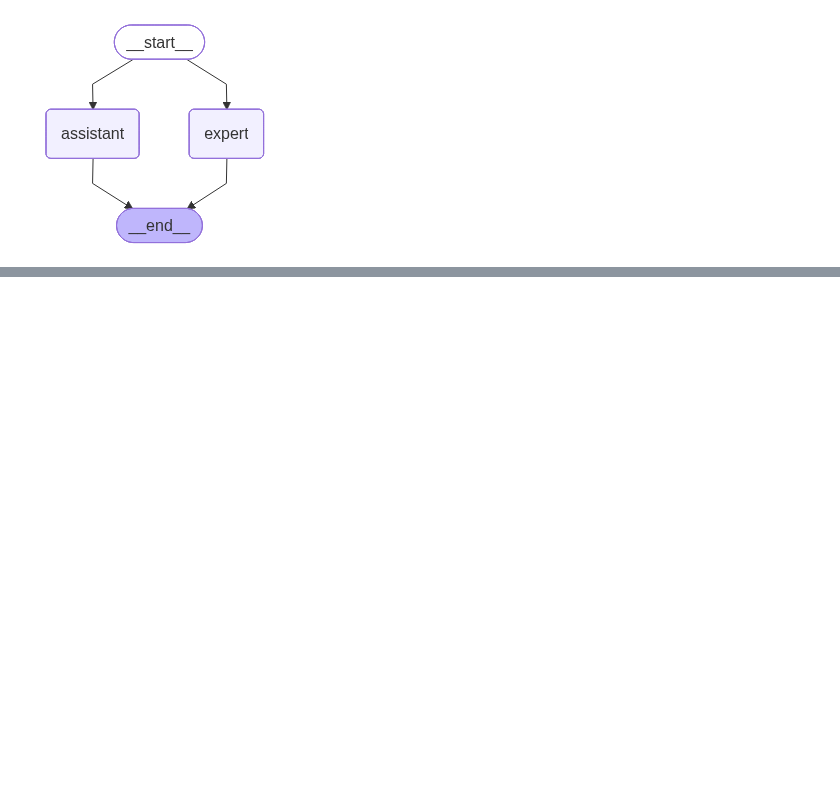
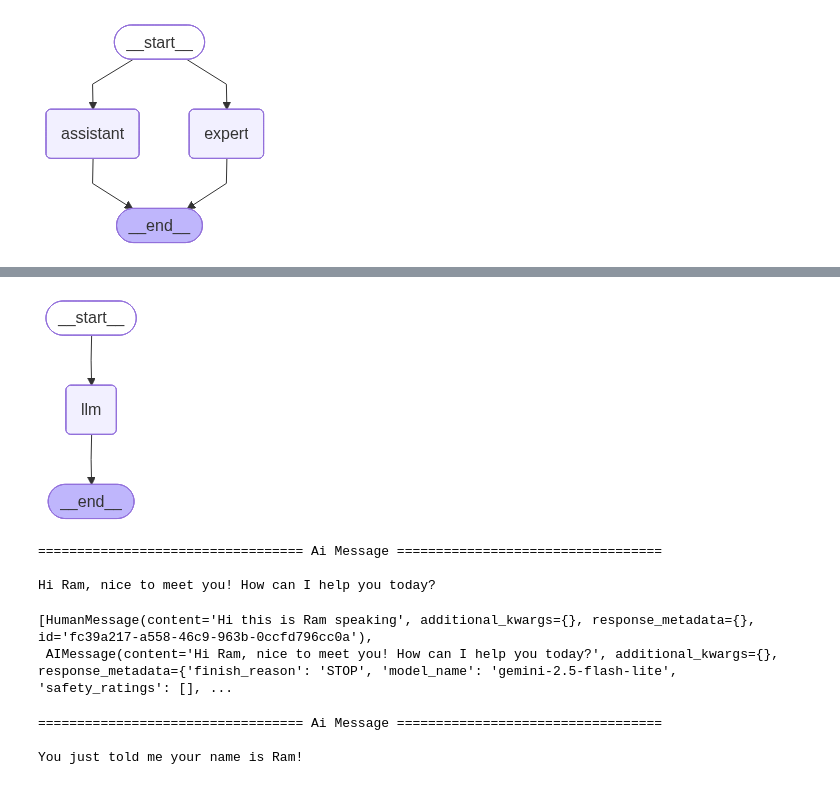
Before and after one commit to GenAIDevelopment/agenticai, a Jupyter notebook: apr26/langgraph/hello_langgraph/novice/state_centric.ipynb, the cells around one changed output, grey strips where cells are left out. Drawn from its saved outputs; the diff is of its cells as text; code cells hidden in the pictures; blank space fills up the shorter version.

```diff
--- a/apr26/langgraph/hello_langgraph/novice/state_centric.ipynb
+++ b/apr26/langgraph/hello_langgraph/novice/state_centric.ipynb
@@ -124,0 +231,51 @@ class ExtendedMessagesState(MessagesState):
+# %%
+def response_from_llm(state: MessagesState):
+    return {
+        "messages": llm.invoke(state["messages"])
+    }
+# %%
+state_learning_graph = StateGraph(MessagesState)
+state_learning_graph.add_node("llm", response_from_llm)
+
+state_learning_graph.set_entry_point("llm")
+state_learning_graph.set_finish_point("llm")
+
+compiled_state_learning_graph = state_learning_graph.compile()
+compiled_state_learning_graph
+# %% [output]
+[figure, added]
+# %%
+config = {"configurable": {"thread_id": "1"}}
+
+input_message = HumanMessage(content="Hi this is Ram speaking")
+output = compiled_state_learning_graph.invoke(
+    {
+        "messages": [input_message]
+    },
+    config
+)
+output['messages'][-1].pretty_print()
+# %% [output]
+================================== Ai Message ==================================
+
+Hi Ram, nice to meet you! How can I help you today?
+# %%
+previous_message = output['messages']
+previous_message
+# %% [output]
+[HumanMessage(content='Hi this is Ram speaking', additional_kwargs={}, response_metadata={}, id='fc39a217-a558-46c9-963b-0ccfd796cc0a'),
+ AIMessage(content='Hi Ram, nice to meet you! How can I help you today?', additional_kwargs={}, response_metadata={'finish_reason': 'STOP', 'model_name': 'gemini-2.5-flash-lite', 'safety_ratings': [], ...
+# %%
+input_message = HumanMessage(content="What is my name ?")
+output = compiled_state_learning_graph.invoke(
+    {
+        # There is a native way of doing this  => checkpoint, memory and thread
+        "messages": previous_message + [input_message]
+    },
+    config
+)
+output['messages'][-1].pretty_print()
+# %% [output]
+================================== Ai Message ==================================
+
+You just told me your name is Ram!
```
Also changed, not shown: parts of 14 cells of this notebook, 2 other files.
